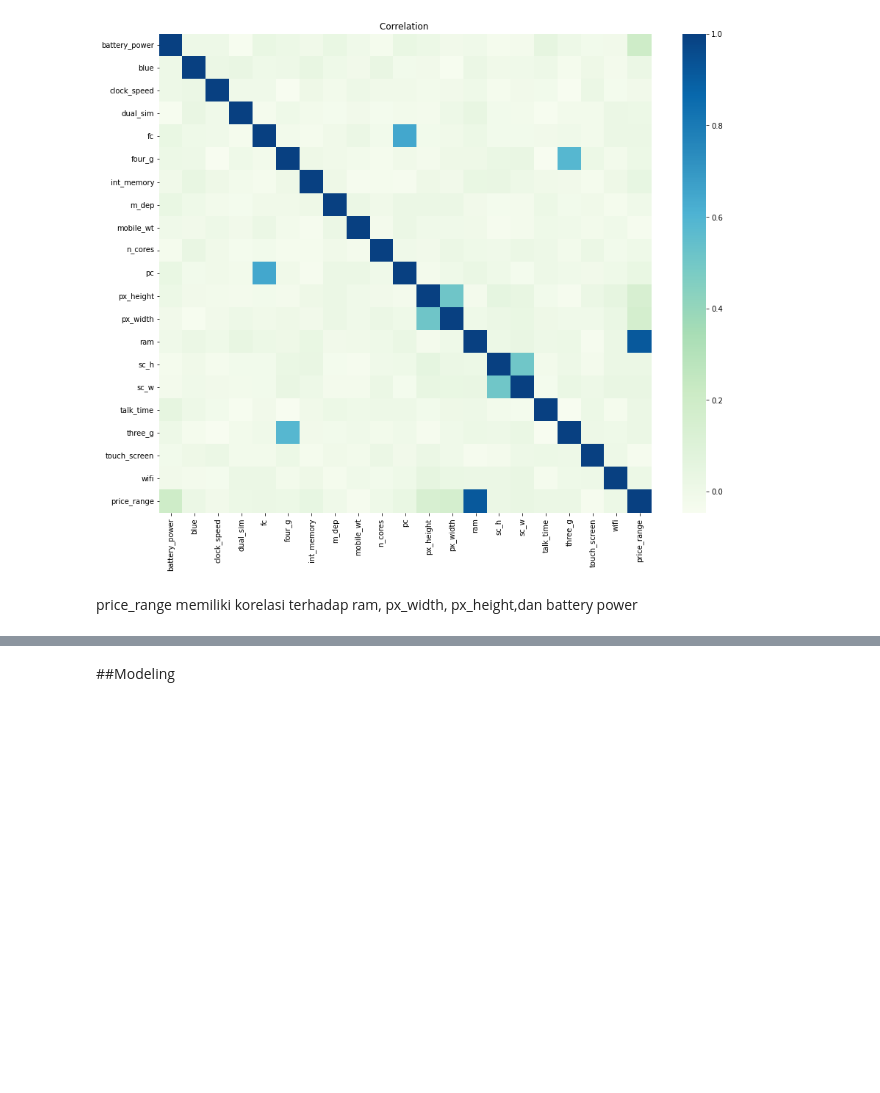
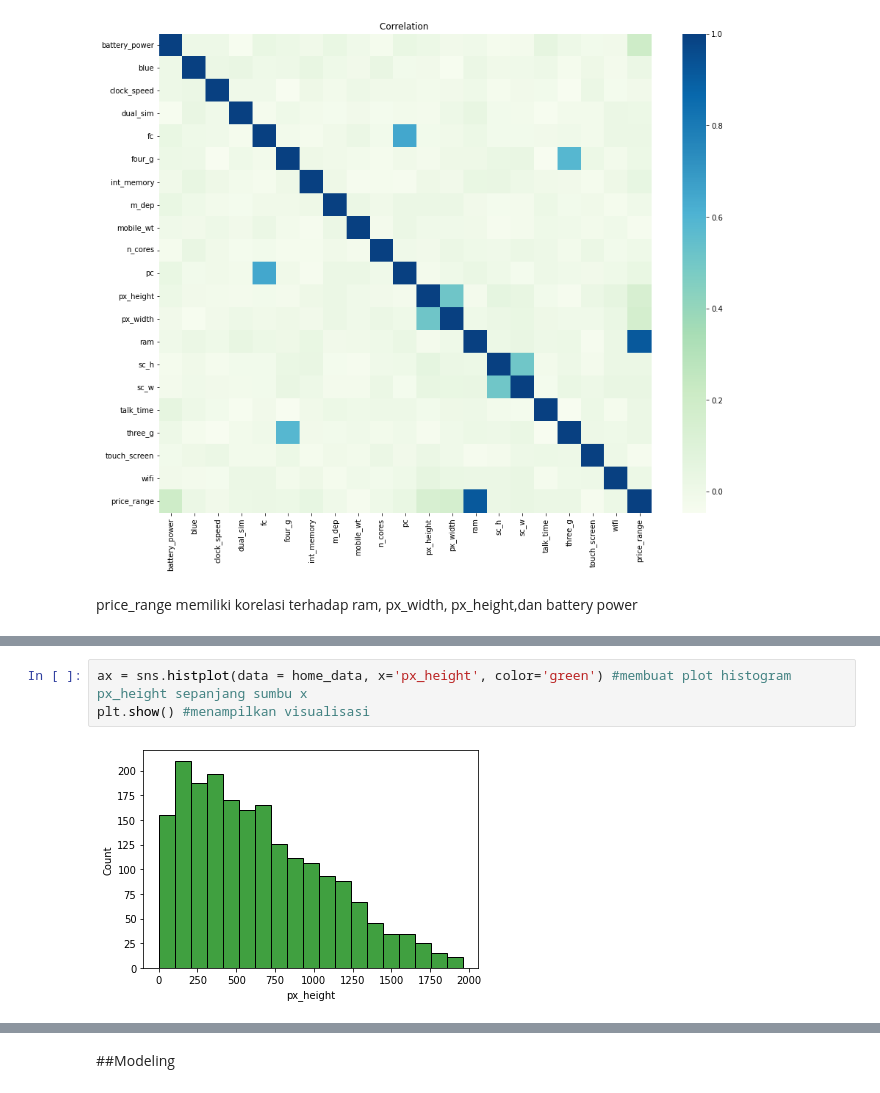
Before and after one commit to randiijulian/Final-Project-Kelompok-02-Rauzan-Sumara, a Jupyter notebook: [Revisi]_Final_Project.ipynb, the cells around one changed output, grey strips where cells are left out. Saved outputs shown, nothing was run; the diff lists cells and outputs as text; blank space fills up the shorter version.

```diff
--- a/[Revisi]_Final_Project.ipynb
+++ b/[Revisi]_Final_Project.ipynb
@@ -512,0 +450,5 @@ price_range memiliki korelasi terhadap ram, px_width, px_height,dan battery powe
+# %%
+ax = sns.histplot(data = home_data, x='px_height', color='green') #membuat plot histogram px_height sepanjang sumbu x
+plt.show() #menampilkan visualisasi
+# %% [output]
+[figure, added]
```
Also changed, not shown: parts of 51 cells of this notebook.
